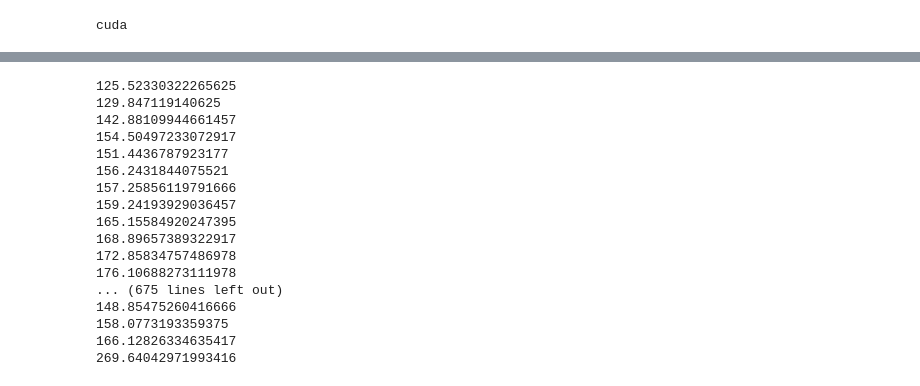
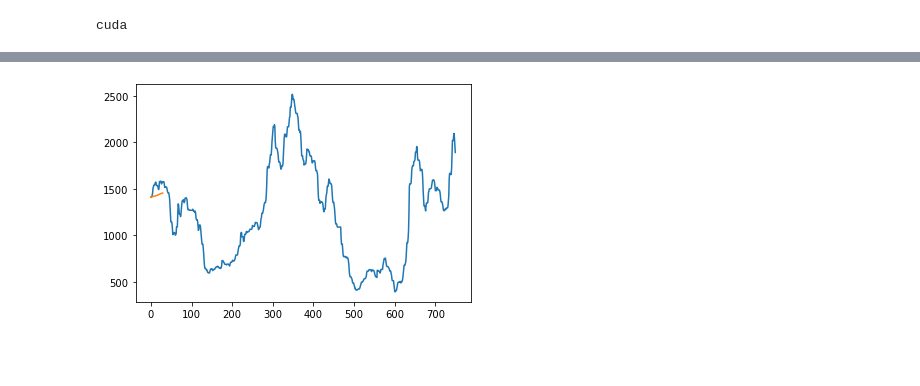
Before and after one commit to 10873028/ML, a Jupyter notebook: Conferece/Regressor/Predict.ipynb, the cells around one changed output, grey strips where cells are left out. Drawn from its saved outputs; the diff is of its cells as text; code cells hidden in the pictures; blank space fills up the shorter version.

```diff
--- a/Conferece/Regressor/Predict.ipynb
+++ b/Conferece/Regressor/Predict.ipynb
@@ -46,22 +40,3 @@ x_test = torch.FloatTensor(x_test).to(device)
 # %%
 model = Regressor().to(device)
 model = torch.load('checkpoint.pt')
-# %%
-plt.plot(y_test)
-table = []
-for i in range(750-end):
-    start = i
-    tmp = x_test[start].unsqueeze(0)
-    ls = []
-    model.eval()
-    for _ in range(end):
-        with torch.no_grad():
-            pred = model(tmp)
-            ls.append(pred.cpu().numpy())
-            tmp = torch.cat((tmp.view(-1, 1), pred))
-            tmp = tmp[-timesteps:]
-            tmp = tmp.view(1, 45, 1, 2)
-    pred = scaler.inverse_transform(np.array(ls).reshape(-1))
-    plt.plot(range(start, start+end),pred)
-    table.append(metrics.mean_absolute_error(pred, y_test[start:start+end]))
-plt.show()
@@ -70,22 +43,19 @@ plt.show()
-# %%
-for i in table:
-    print(i)
-print(np.mean(table))
-# %% [output]
-125.52330322265625
-129.847119140625
-142.88109944661457
-154.50497233072917
-151.4436787923177
-156.2431844075521
-157.25856119791666
-159.24193929036457
-165.15584920247395
-168.89657389322917
-172.85834757486978
-176.10688273111978
-... (675 lines left out)
-148.85475260416666
-158.0773193359375
-166.12826334635417
-269.64042971993416
+# %%
+plt.plot(y_test)
+start = 0
+tmp = x_test[start].unsqueeze(0)
+ls = []
+for _ in range(end):
+    model.eval()
+    with torch.no_grad():
+        pred = model(tmp)
+        ls.append(pred.item())
+        tmp = tmp[:, -H+1:]
+        seq = torch.cat((tmp[:, -1, :, :].unsqueeze(1), pred.view(1,1,1,1)), dim=3)[:,:,:,-W:]
+        tmp = torch.cat((tmp, seq), dim=1)
+
+ls = scaler.inverse_transform(np.array(ls))
+plt.plot(range(start, start + end), ls)
+plt.show()
+# %% [output]
+[figure, added]
```
Also changed, not shown: parts of 8 cells of this notebook, 19 other files.
